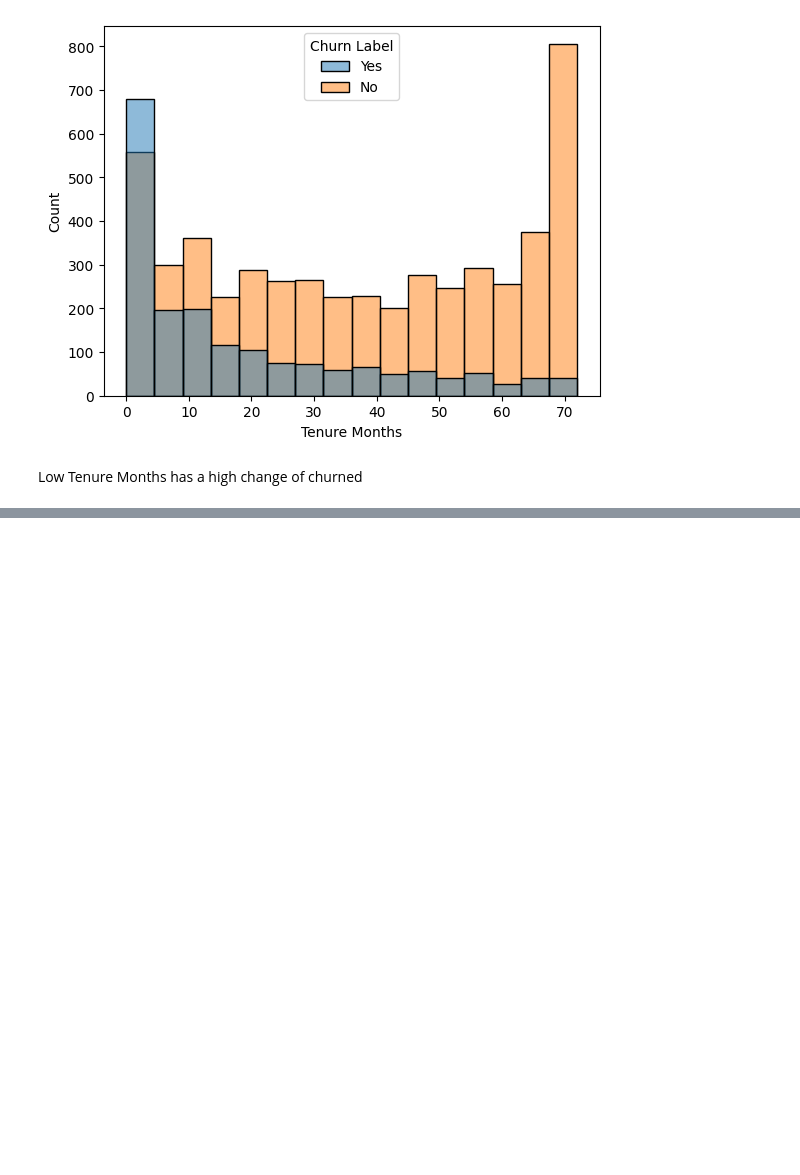
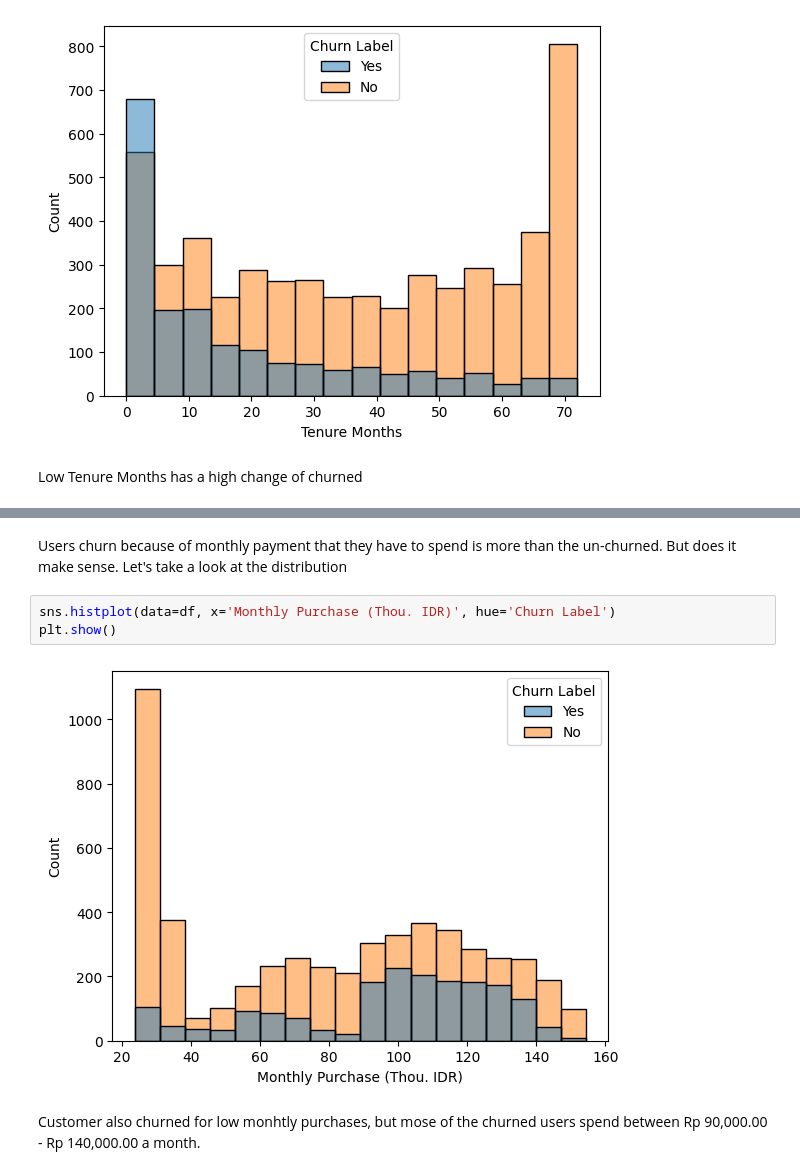
Before and after one commit to marcellinus-witarsah/data-challenge-dsw-2023, a Jupyter notebook: notebooks/03_churn_model.ipynb, the cells around one changed output, grey strips where cells are left out. Drawn from its saved outputs; the diff is of its cells as text; blank space fills up the shorter version.

```diff
--- a/notebooks/03_churn_model.ipynb
+++ b/notebooks/03_churn_model.ipynb
@@ -134,0 +161,9 @@ Low Tenure Months has a high change of churned
+# %% [markdown]
+Users churn because of monthly payment that they have to spend is more than the un-churned. But does it make sense. Let's take a look at the distribution
+# %%
+sns.histplot(data=df, x='Monthly Purchase (Thou. IDR)', hue='Churn Label')
+plt.show()
+# %% [output]
+[figure, added]
+# %% [markdown]
+Customer also churned for low monhtly purchases, but mose of the churned users spend between Rp 90,000.00 - Rp 140,000.00 a month.
```
Also changed, not shown: parts of 6 cells of this notebook.
